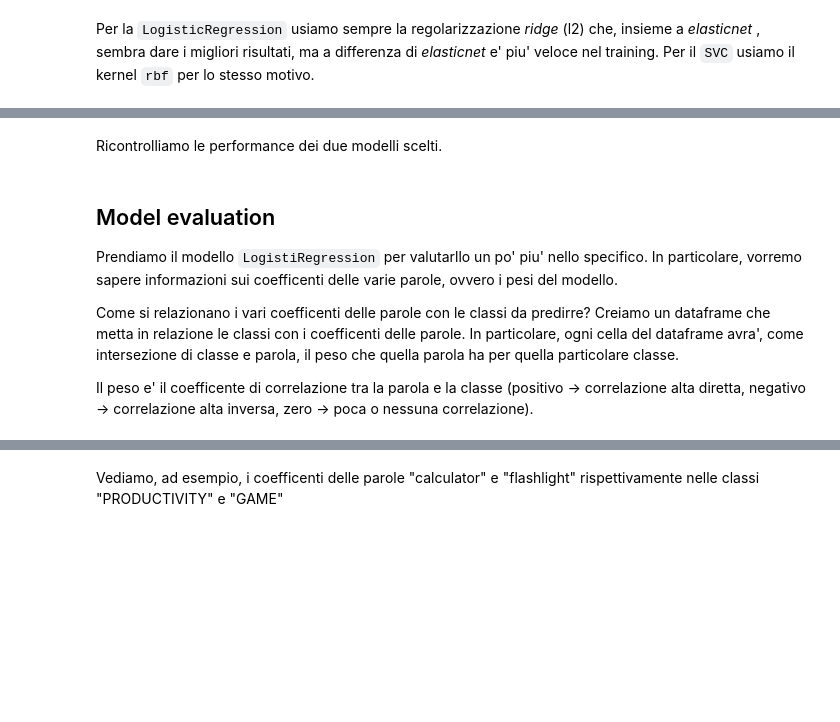
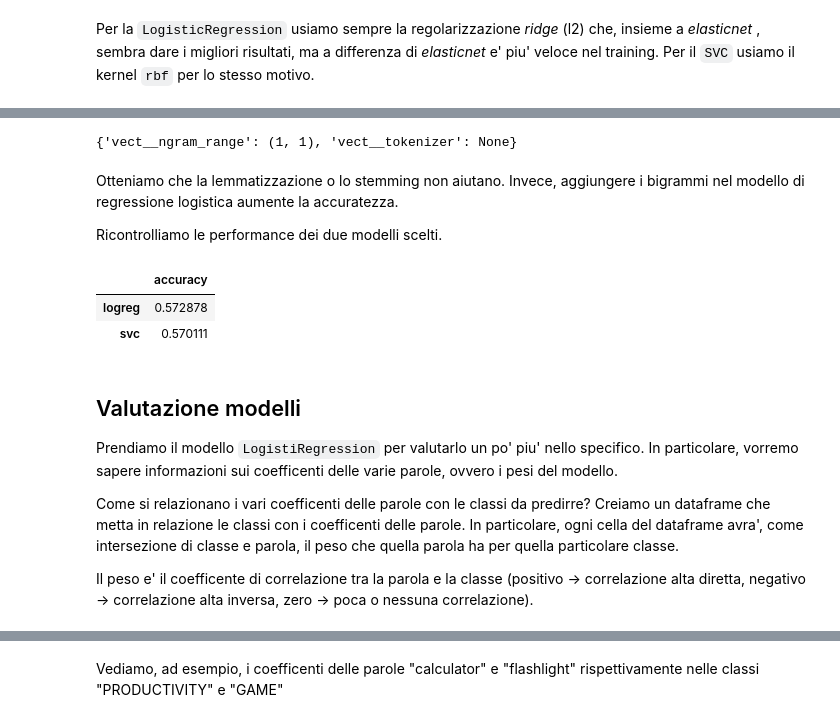
Before and after one commit to GiackAloZ/di-playstore, a Jupyter notebook: play-store.ipynb, the cells around one changed output, grey strips where cells are left out. Drawn from its saved outputs; the diff is of its cells as text; code cells hidden in the pictures; blank space fills up the shorter version.

```diff
--- a/play-store.ipynb
+++ b/play-store.ipynb
@@ -542,12 +744,23 @@ search_svc.best_params_
-# %% [markdown]
-Ricontrolliamo le performance dei due modelli scelti.
+# %%
+best_params_ft["svc"] = search_svc.best_params_
+best_params_ft["svc"]
+# %% [output]
+{'vect__ngram_range': (1, 1), 'vect__tokenizer': None}
+# %% [markdown]
+Otteniamo che la lemmatizzazione o lo stemming non aiutano. Invece, aggiungere i bigrammi nel modello di regressione logistica aumente la accuratezza.
+
+Ricontrolliamo le performance dei due modelli scelti.
 # %%
-scores_ft_df = pd.DataFrame([[score for _, score in scores_ft.items()]], index=scores_ft.keys(), columns=["accuracy"])
+scores_ft_df = pd.DataFrame([[score] for _, score in scores_ft.items()], index=scores_ft.keys(), columns=["accuracy"])
 scores_ft_df
+# %% [output]
+|  | accuracy |
+| logreg | 0.572878 |
+| svc | 0.570111 |
 # %% [markdown]
-## Model evaluation
+## Valutazione modelli
 
-Prendiamo il modello `LogistiRegression` per valutarllo un po' piu' nello specifico. In particolare, vorremo sapere informazioni sui coefficenti delle varie parole, ovvero i pesi del modello.
+Prendiamo il modello `LogistiRegression` per valutarlo un po' piu' nello specifico. In particolare, vorremo sapere informazioni sui coefficenti delle varie parole, ovvero i pesi del modello.
 
 Come si relazionano i vari coefficenti delle parole con le classi da predirre?
 Creiamo un dataframe che metta in relazione le classi con i coefficenti delle parole. In particolare, ogni cella del dataframe avra', come intersezione di classe e parola, il peso che quella parola ha per quella particolare classe.
```
Also changed, not shown: parts of 73 cells of this notebook.
